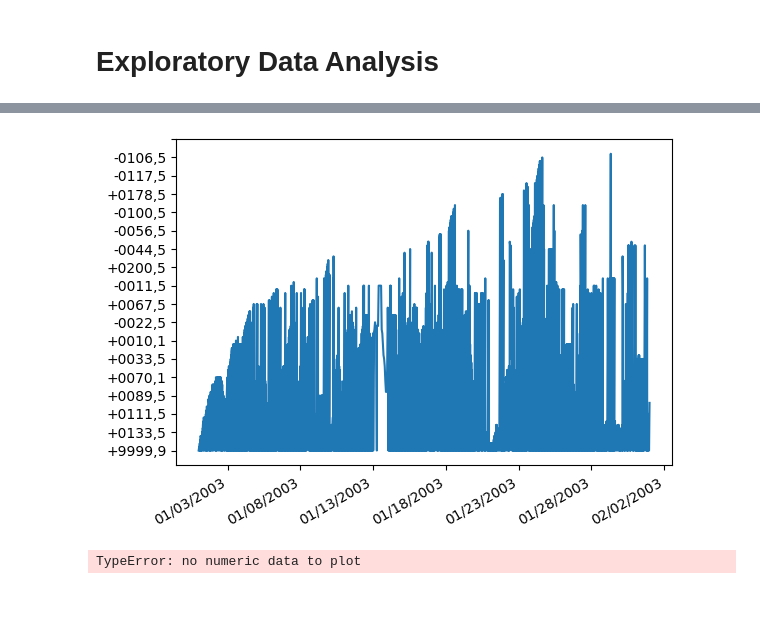
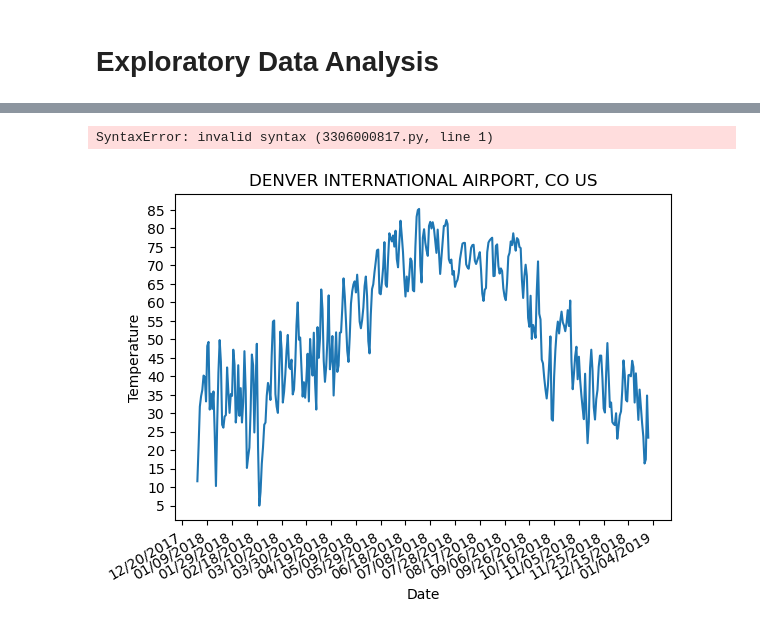
Before and after one commit to claire-hsieh/Geospatial-Analysis-and-Prediction, a Jupyter notebook: EDA/eda.ipynb, the cells around one changed output, grey strips where cells are left out. Saved outputs shown, nothing was run; the diff lists cells and outputs as text; code cells hidden in the pictures; blank space fills up the shorter version.

```diff
--- a/EDA/eda.ipynb
+++ b/EDA/eda.ipynb
@@ -7,7 +7,7 @@ import matplotlib.pyplot as plt
 import matplotlib.dates as mdates
 import matplotlib.ticker as ticker
 # %%
-df = pd.read_csv("../data/sample.csv")
+df = pd.read_csv("../data/sample_glb_sum_day.csv")
 # convert df['DATE'] from string to datetime
 df['DATE'] = pd.to_datetime(df['DATE'])
 df.head()
@@ -22,21 +22,23 @@ df.head()
+# %%
+x =
+# %% [output]
+SyntaxError: invalid syntax (3306000817.py, line 1)
 # %%
 # Plot date and temperature
 
-x = df['DATE']
-y = df['TMP']
+x = df[df["NAME"] == "DENVER INTERNATIONAL AIRPORT, CO US"]["DATE"]
+y = df[df["NAME"] == "DENVER INTERNATIONAL AIRPORT, CO US"]["TEMP"]
 
 plt.gca().xaxis.set_major_formatter(mdates.DateFormatter('%m/%d/%Y'))
 plt.gca().xaxis.set_major_locator(mdates.DayLocator())
 plt.plot(x,y)
 plt.gcf().autofmt_xdate()
-plt.gca().xaxis.set_major_locator(ticker.MultipleLocator(5))
+plt.gca().xaxis.set_major_locator(ticker.MultipleLocator(20))
 plt.gca().yaxis.set_major_locator(ticker.MultipleLocator(5))
+plt.xlabel('Date')
+plt.ylabel('Temperature')
+plt.title("DENVER INTERNATIONAL AIRPORT, CO US")
 
 plt.show()
 # %% [output]
-[figure, old version]
+[figure, new version]
-# %%
-# plot temperature by station
-df.groupby("STATION").plot(x="DATE", y="TMP", legend=False)
-# %% [output]
-TypeError: no numeric data to plot
```
Also changed, not shown: parts of 12 cells of this notebook, 15 other files.
